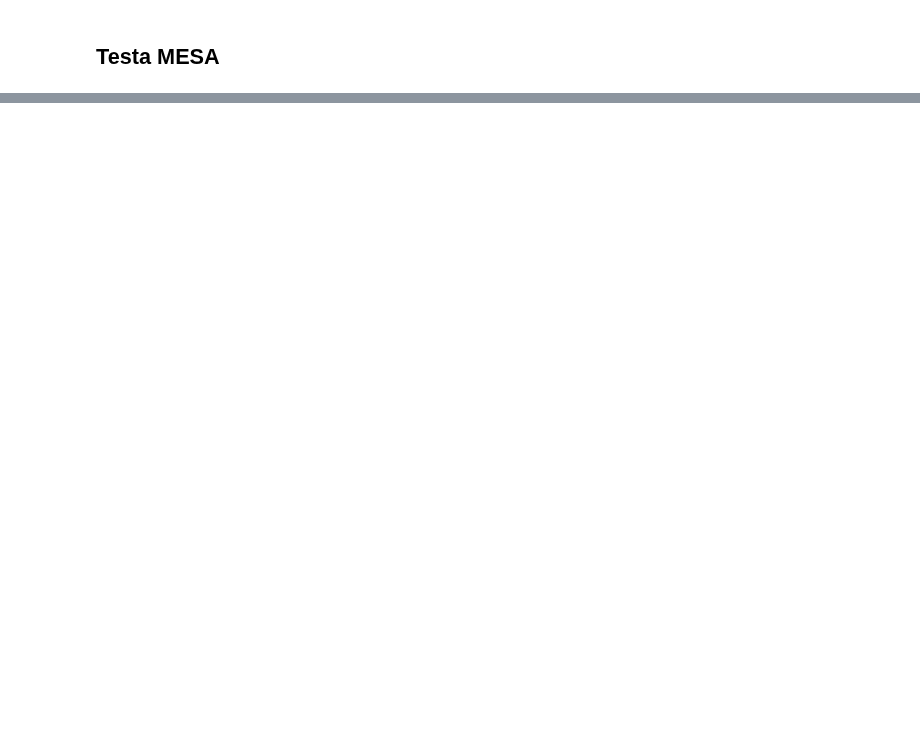
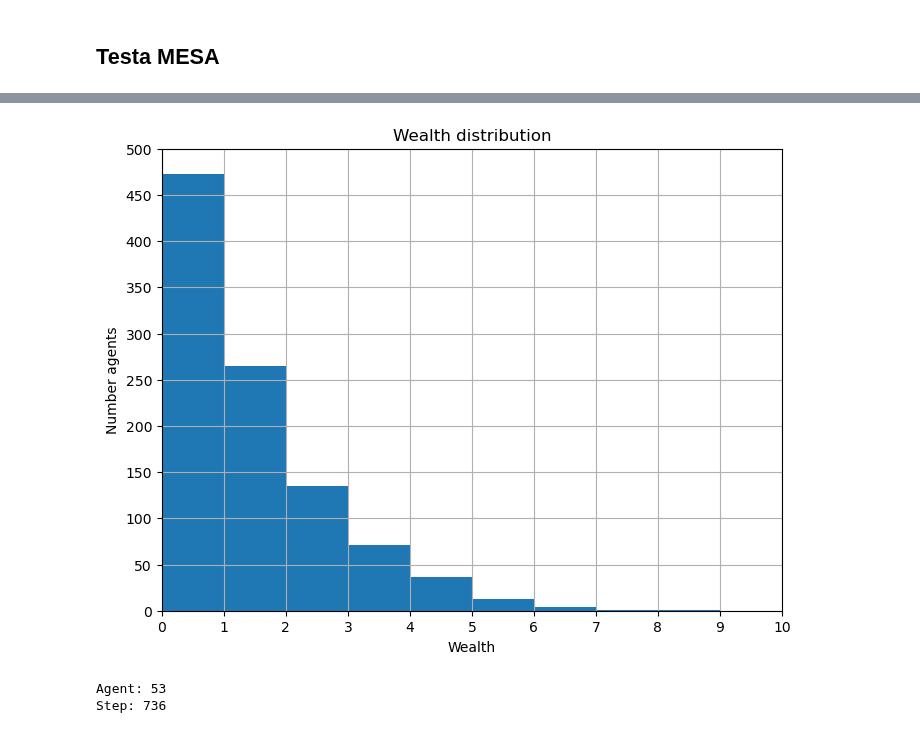
Before and after one commit to tovebrunell/ABM, a Jupyter notebook: Tove testar.ipynb, the cells around one changed output, grey strips where cells are left out. Cells and saved outputs as stored; diff of their text form; code cells hidden in the pictures; blank space fills up the shorter version.

```diff
--- a/Tove testar.ipynb
+++ b/Tove testar.ipynb
@@ -32,0 +121,24 @@ ModuleNotFoundError: No module named 'mesa.time'
+# %%
+# extract a cross section of the dataframe for the final time step
+final_wealth_df = agent_df.xs(99, level="Step")
+
+final_wealth_df.hist(bins=range(11), figsize=(8, 6))
+
+plt.title("Wealth distribution")
+plt.ylabel("Number agents")
+plt.xlabel("Wealth")
+plt.setp(
+    plt.gca(), xlim=(0, 10), xticks=range(11), ylim=(0, 500), yticks=range(0, 501, 50)
+)
+
+plt.show()
+# %% [output]
+[figure, added]
+# %%
+step_idx, agent_idx = agent_df.idxmax().iloc[0]
+
+print("Agent:", agent_idx)
+print("Step:", step_idx)
+# %% [output]
+Agent: 53
+Step: 736
```
Also changed, not shown: parts of 11 cells of this notebook, 1 other file.
